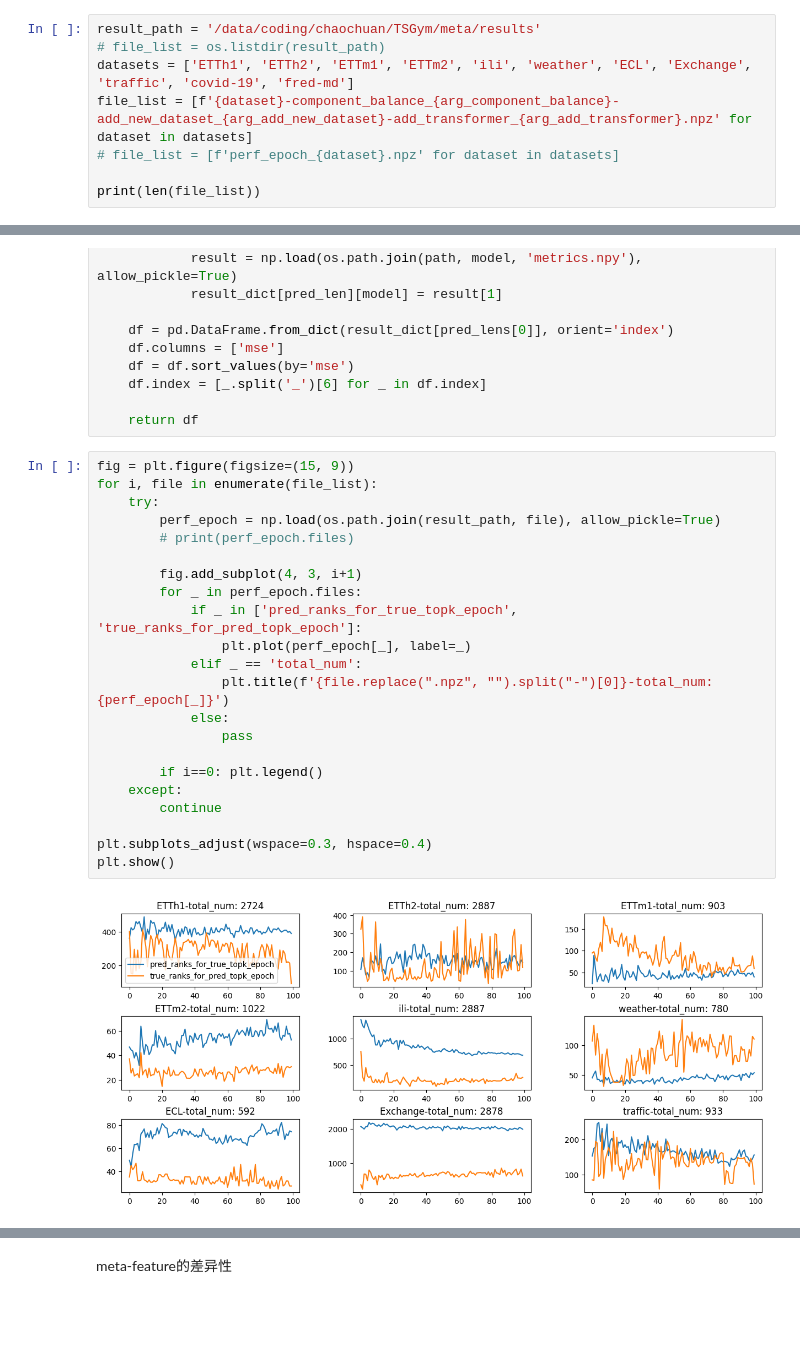
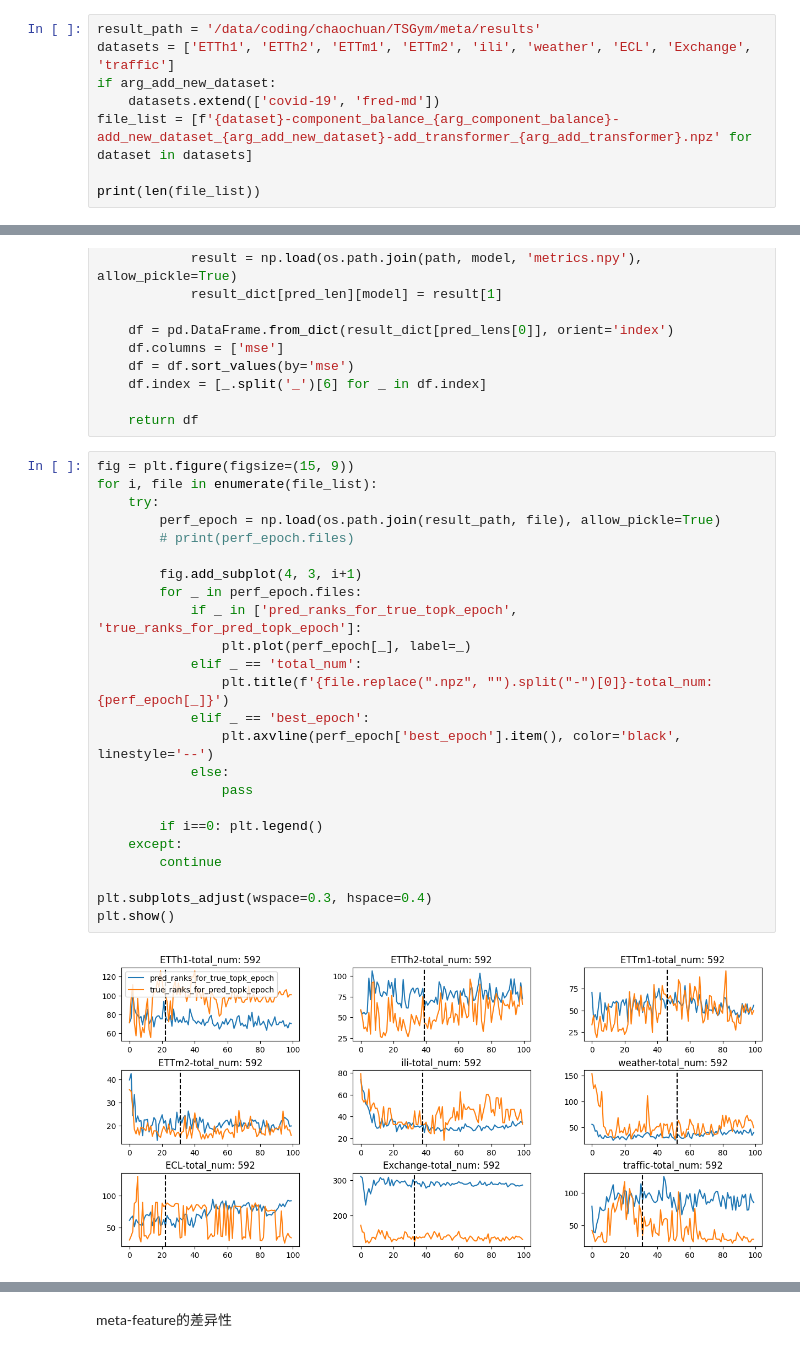
Before and after one commit to SUFE-AILAB/TSGym, a Jupyter notebook: meta/analysis.ipynb, the cells around one changed output, grey strips where cells are left out. Drawn from its saved outputs; the diff is of its cells as text; blank space fills up the shorter version.

```diff
--- a/meta/analysis.ipynb
+++ b/meta/analysis.ipynb
@@ -11,10 +12,10 @@ arg_add_new_dataset=False
 arg_add_transformer=False
 # %%
 result_path = '/data/coding/chaochuan/TSGym/meta/results'
-# file_list = os.listdir(result_path)
-datasets = ['ETTh1', 'ETTh2', 'ETTm1', 'ETTm2', 'ili', 'weather', 'ECL', 'Exchange', 'traffic', 'covid-19', 'fred-md']
+datasets = ['ETTh1', 'ETTh2', 'ETTm1', 'ETTm2', 'ili', 'weather', 'ECL', 'Exchange', 'traffic']
+if arg_add_new_dataset:
+    datasets.extend(['covid-19', 'fred-md'])
 file_list = [f'{dataset}-component_balance_{arg_component_balance}-add_new_dataset_{arg_add_new_dataset}-add_transformer_{arg_add_transformer}.npz' for dataset in datasets]
-# file_list = [f'perf_epoch_{dataset}.npz' for dataset in datasets]
 
 print(len(file_list))
 # %% [output]
@@ -54,27 +41,29 @@ def search_sota_performance(dataset, pred_lens=[96], path = '/data/coding/chaoch
 # %%
 fig = plt.figure(figsize=(15, 9))
 for i, file in enumerate(file_list):
     try:
         perf_epoch = np.load(os.path.join(result_path, file), allow_pickle=True)
         # print(perf_epoch.files)
 
         fig.add_subplot(4, 3, i+1)
         for _ in perf_epoch.files:
             if _ in ['pred_ranks_for_true_topk_epoch', 'true_ranks_for_pred_topk_epoch']:
                 plt.plot(perf_epoch[_], label=_)
             elif _ == 'total_num':
                 plt.title(f'{file.replace(".npz", "").split("-")[0]}-total_num: {perf_epoch[_]}')
+            elif _ == 'best_epoch':
+                plt.axvline(perf_epoch['best_epoch'].item(), color='black', linestyle='--')
             else:
                 pass
 
         if i==0: plt.legend()
     except:
         continue
 
 plt.subplots_adjust(wspace=0.3, hspace=0.4)
 plt.show()
 # %% [output]
-[figure, old version]
+[figure, new version]
 # %%
 fig = plt.figure(figsize=(12, 20))
 for i, file in enumerate(file_list):
```
Also changed, not shown: parts of 12 cells of this notebook, 3 other files.
